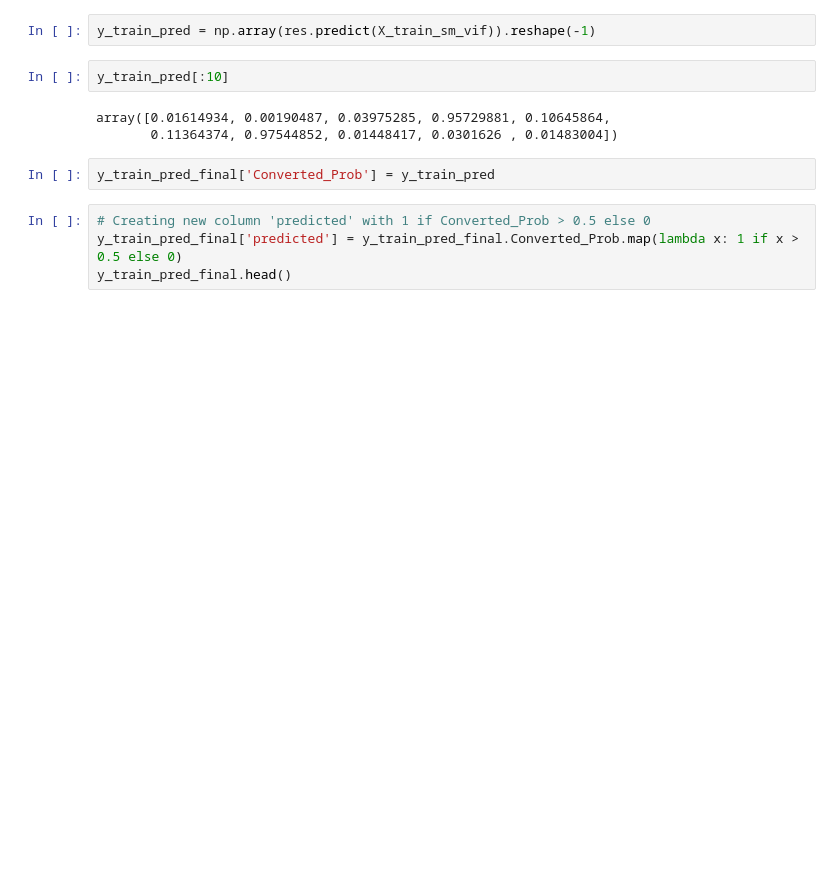
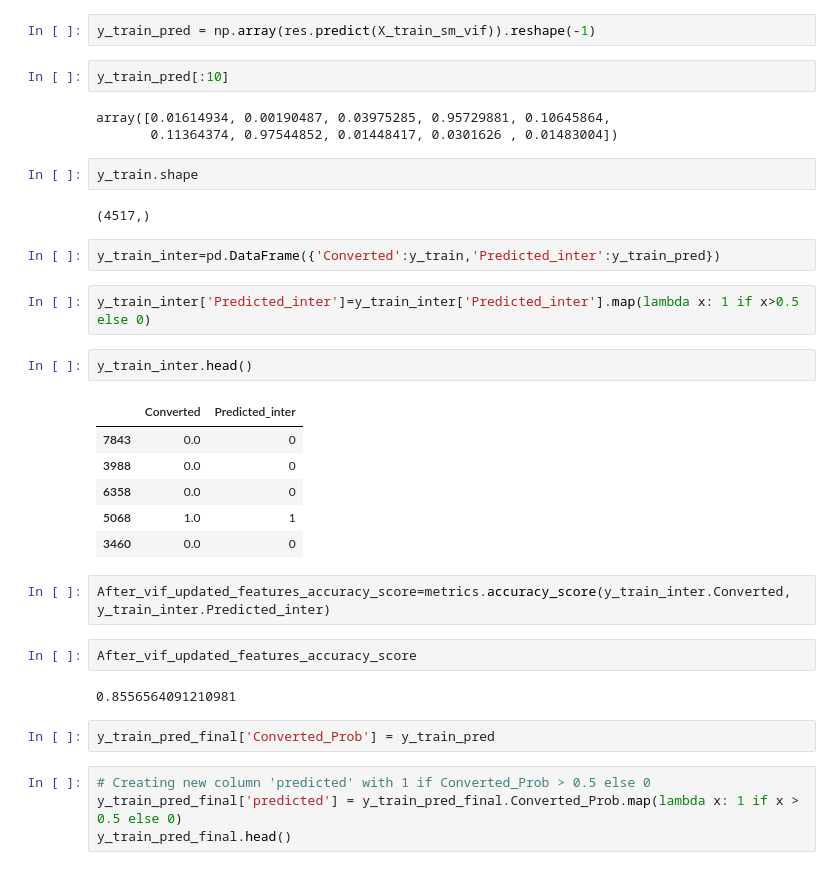
Before and after one commit to SrikanthAmb/leadscore, a Jupyter notebook: LEAD-SCORE-FINALLIUM.ipynb, the cells around one changed output. Cells and saved outputs as stored; diff of their text form; blank space fills up the shorter version.

```diff
--- a/LEAD-SCORE-FINALLIUM.ipynb
+++ b/LEAD-SCORE-FINALLIUM.ipynb
@@ -1507,6 +1507,29 @@ y_train_pred[:10]
 # %% [output]
 array([0.01614934, 0.00190487, 0.03975285, 0.95729881, 0.10645864,
        0.11364374, 0.97544852, 0.01448417, 0.0301626 , 0.01483004])
+# %%
+y_train.shape
+# %% [output]
+(4517,)
+# %%
+y_train_inter=pd.DataFrame({'Converted':y_train,'Predicted_inter':y_train_pred})
+# %%
+y_train_inter['Predicted_inter']=y_train_inter['Predicted_inter'].map(lambda x: 1 if x>0.5 else 0)
+# %%
+y_train_inter.head()
+# %% [output]
+|  | Converted | Predicted_inter |
+| 7843 | 0.0 | 0 |
+| 3988 | 0.0 | 0 |
+| 6358 | 0.0 | 0 |
+| 5068 | 1.0 | 1 |
+| 3460 | 0.0 | 0 |
+# %%
+After_vif_updated_features_accuracy_score=metrics.accuracy_score(y_train_inter.Converted, y_train_inter.Predicted_inter)
+# %%
+After_vif_updated_features_accuracy_score
+# %% [output]
+0.8556564091210981
 # %%
 y_train_pred_final['Converted_Prob'] = y_train_pred
 # %%
```
Also changed, not shown: parts of 14 cells of this notebook, 7 other files.
